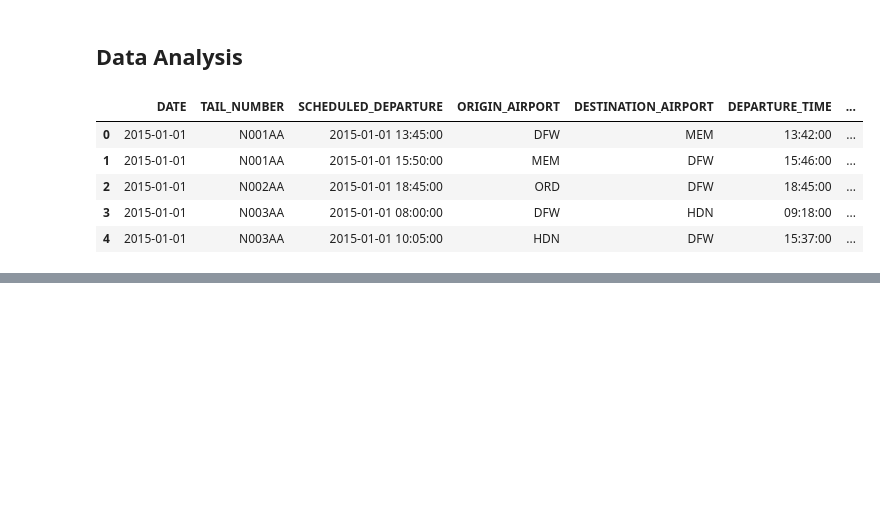
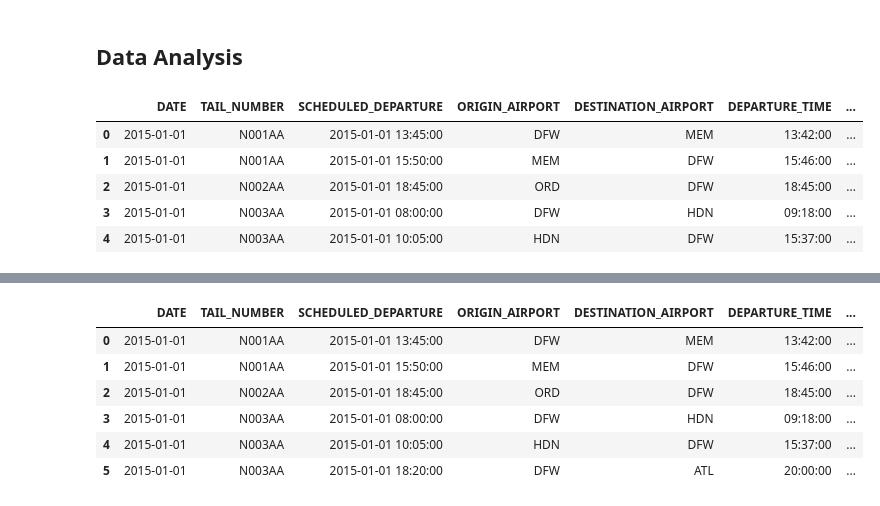
Before and after one commit to GaryLBentley/FlightDelays, a Jupyter notebook: FlightDelays.ipynb, the cells around one changed output, grey strips where cells are left out. Cells and saved outputs as stored; diff of their text form; code cells hidden in the pictures; blank space fills up the shorter version.

Commit message:
Refinement of Delayed

```diff
--- a/FlightDelays.ipynb
+++ b/FlightDelays.ipynb
@@ -244,3 +244,7 @@ df_flights.head()
 | 2 | 2015-01-01 | N002AA | 2015-01-01 18:45:00 | ORD | DFW | 18:45:00 | ... |
 | 3 | 2015-01-01 | N003AA | 2015-01-01 08:00:00 | DFW | HDN | 09:18:00 | ... |
 | 4 | 2015-01-01 | N003AA | 2015-01-01 10:05:00 | HDN | DFW | 15:37:00 | ... |
+# %%
+# Add a new DELAYED column
+df_flights['DELAYED'] = np.nan
+df_flights.head()
@@ -265,6 +276,9 @@ for index, row in df_flights.iterrows():
         # Capture the arrival delay
         arrival_delay = row["ARRIVAL_DELAY"]
 
+        # Mark row as NOT DELAYED
+        df_flights.at[index, 'DELAYED'] = "NOT DELAYED"
+
     else:   # Dates match so still processing that days' flights
 
         # Check to see if still processing same aircraft
@@ -273,8 +287,14 @@ for index, row in df_flights.iterrows():
             # Capture the departure delay
             departure_delay = row["DEPARTURE_DELAY"]
 
+            # Get the arrival delay of the flight we just added for next iteration
+            arrival_delay = row["ARRIVAL_DELAY"]
+
             # If previous flight row has ARRIVAL_DELAY > 0 and this row has DEPARTURE_DELAY > 0
             if (arrival_delay > 0 and departure_delay > 0):
+
+                # Mark row as DELAYED
+                df_flights.at[index, 'DELAYED'] = "DELAYED"
 
                 # Add to the proper list based on Status
                 if row['Status'] == "INTL":
@@ -282,19 +302,22 @@ for index, row in df_flights.iterrows():
                 else:
                     reg.append(row)
 
-                # Get the arrival delay of the flight we just added for next iteration
-                arrival_delay = row["ARRIVAL_DELAY"]
-
             else:   # No delay match
 
                 # Get the new arrival delay
                 arrival_delay = row["ARRIVAL_DELAY"]
+
+                # Mark row as NOT DELAYED
+                df_flights.at[index, 'DELAYED'] = "NOT DELAYED"
 
         else:   # Date matches but new aircraft
 
             # Capture the arrival delay and set the start_tail
             arrival_delay = row["ARRIVAL_DELAY"]
             start_tail = curr_tail
+
+            # Mark row as NOT DELAYED
+            df_flights.at[index, 'DELAYED'] = "NOT DELAYED"
 
 
 
@@ -323,0 +346,10 @@ df_intl.shape, df_reg.shape
+# %%
+df_flights.head(6)
+# %% [output]
+|  | DATE | TAIL_NUMBER | SCHEDULED_DEPARTURE | ORIGIN_AIRPORT | DESTINATION_AIRPORT | DEPARTURE_TIME | ... |
+| 0 | 2015-01-01 | N001AA | 2015-01-01 13:45:00 | DFW | MEM | 13:42:00 | ... |
+| 1 | 2015-01-01 | N001AA | 2015-01-01 15:50:00 | MEM | DFW | 15:46:00 | ... |
+| 2 | 2015-01-01 | N002AA | 2015-01-01 18:45:00 | ORD | DFW | 18:45:00 | ... |
+| 3 | 2015-01-01 | N003AA | 2015-01-01 08:00:00 | DFW | HDN | 09:18:00 | ... |
+| 4 | 2015-01-01 | N003AA | 2015-01-01 10:05:00 | HDN | DFW | 15:37:00 | ... |
+| 5 | 2015-01-01 | N003AA | 2015-01-01 18:20:00 | DFW | ATL | 20:00:00 | ... |
```
Also changed, not shown: parts of 4 cells of this notebook.
